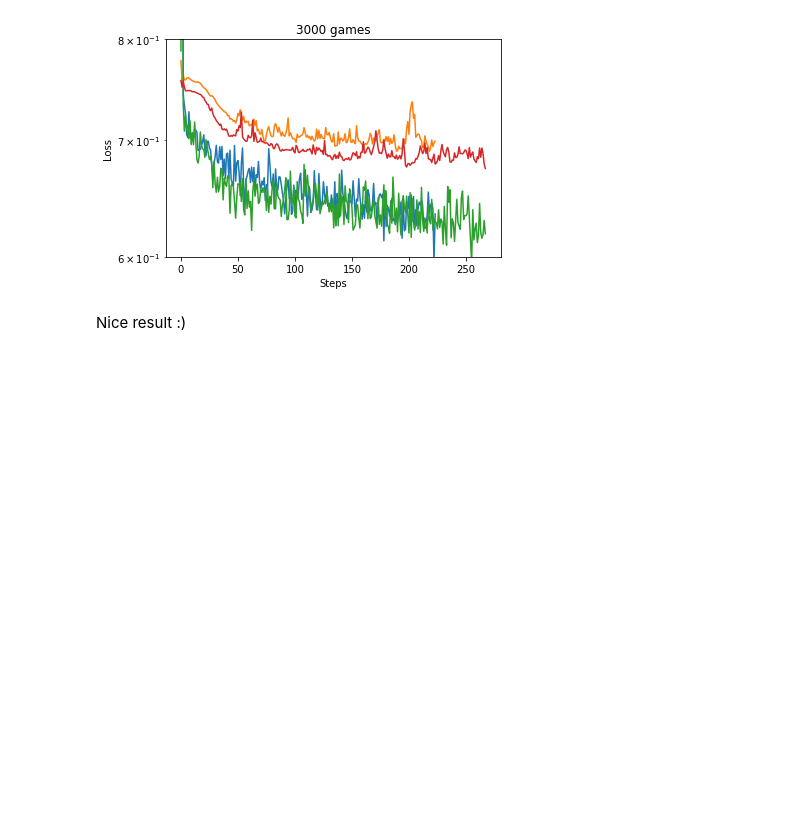
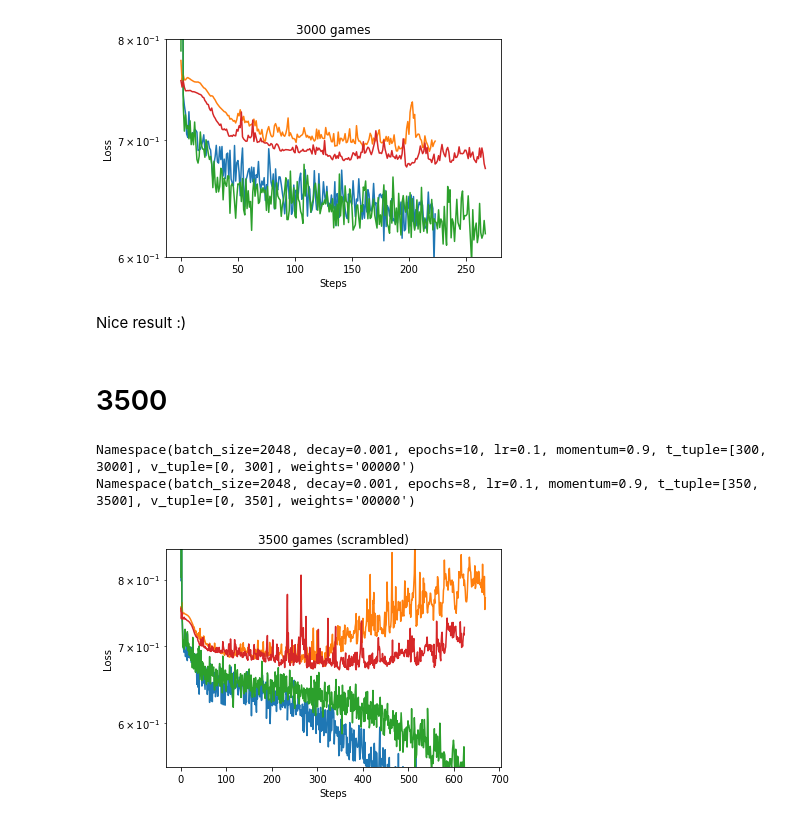
Before and after one commit to fqjin/ultimate-tictactoe, a Jupyter notebook: notebooks/Logs.ipynb, the cells around one changed output. Cells and saved outputs as stored; diff of their text form; code cells hidden in the pictures; blank space fills up the shorter version.

```diff
--- a/notebooks/Logs.ipynb
+++ b/notebooks/Logs.ipynb
@@ -333,3 +333,16 @@ Namespace(batch_size=2048, decay=0.001, epochs=4, lr=0.1, momentum=0.9, t_tuple=
 [figure]
 # %% [markdown]
 Nice result :)
+# %% [markdown]
+# 3500
+# %%
+name = '300_3000bs2048lr0.1d0.001e10.npz'
+plot2(name, '3000 games (scrambled)')
+name = '350_3500bs2048lr0.1d0.001e8.npz'
+plot2(name, '3500 games (scrambled)')
+plt.ylim([0.55, 0.85])
+plt.show()
+# %% [output]
+Namespace(batch_size=2048, decay=0.001, epochs=10, lr=0.1, momentum=0.9, t_tuple=[300, 3000], v_tuple=[0, 300], weights='00000')
+Namespace(batch_size=2048, decay=0.001, epochs=8, lr=0.1, momentum=0.9, t_tuple=[350, 3500], v_tuple=[0, 350], weights='00000')
+[figure, added]
```
Also changed, not shown: parts of 2 cells of this notebook, 6 other files.
